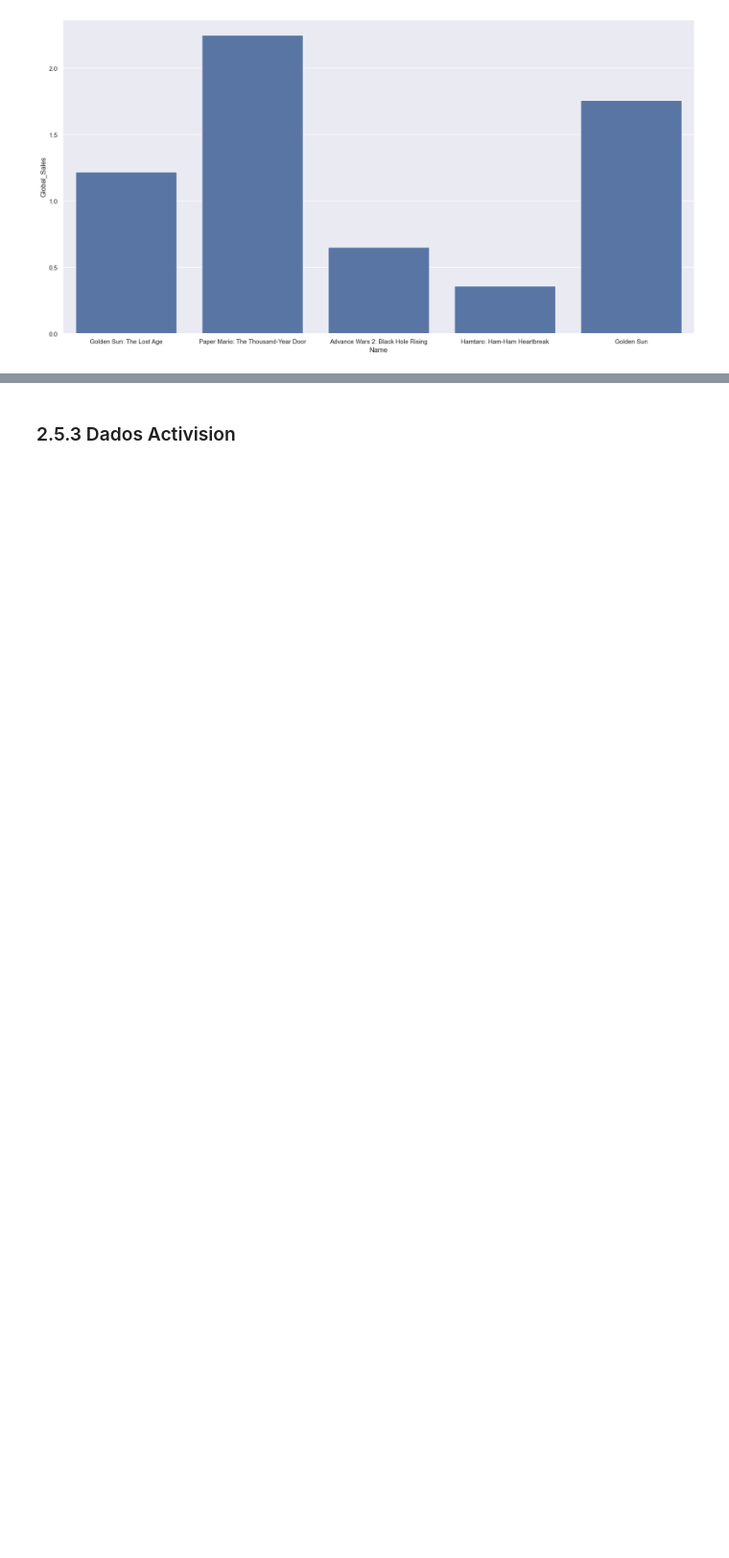
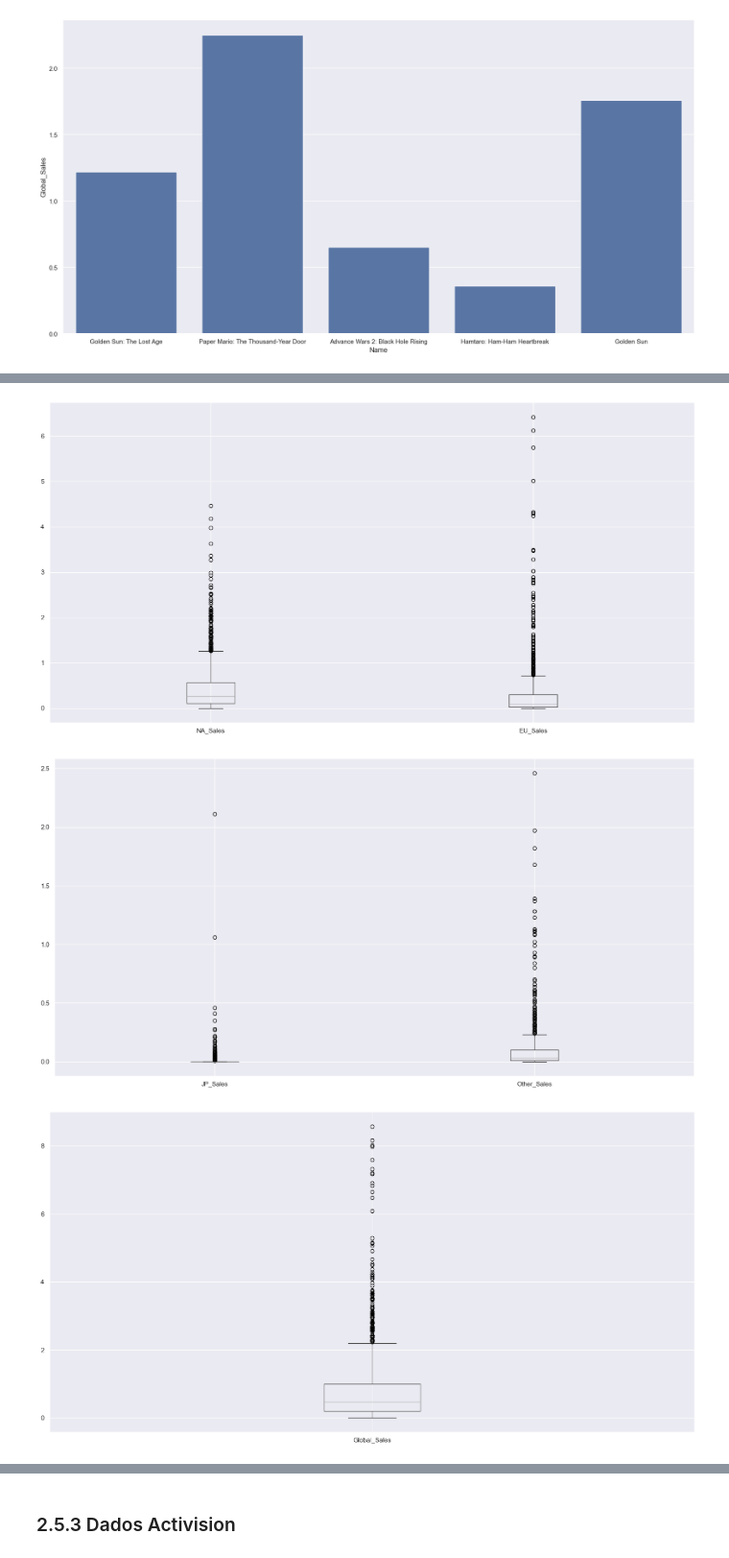
Before and after one commit to PedroMiguelCecato/ICD_Project, a Jupyter notebook: Presentatio.ipynb, the cells around one changed output, grey strips where cells are left out. Shown at 96% size. Cells and saved outputs as stored; diff of their text form; code cells hidden in the pictures; blank space fills up the shorter version.

```diff
--- a/Presentatio.ipynb
+++ b/Presentatio.ipynb
@@ -650,0 +665,4 @@ plt.show()
+# %%
+# Filtrando
+EleArtSales_df = GSales_df.loc[GSales_df['Publisher'] == 'Electronic Arts']
+EleArtScore_df = GScore_df.loc[GScore_df['Publisher'] == 'Electronic Arts']
@@ -650,0 +722,14 @@ plt.show()
+# %%
+# Fazendo uso de boxplot
+EleArtSales_df.boxplot(column=['NA_Sales', 'EU_Sales'])
+plt.show()
+
+EleArtSales_df.boxplot(column=['JP_Sales', 'Other_Sales'])
+plt.show()
+
+EleArtSales_df.boxplot(column='Global_Sales')
+plt.show()
+# %% [output]
+[figure, added]
+[figure, added]
+[figure, added]
```
Also changed, not shown: parts of 56 cells of this notebook.
